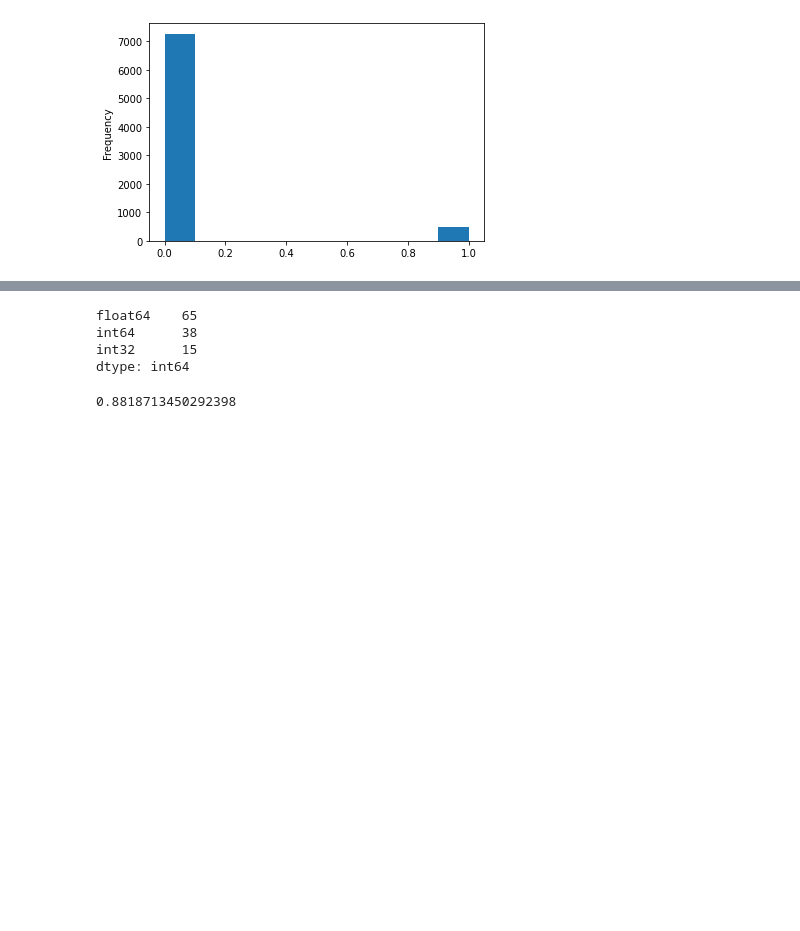
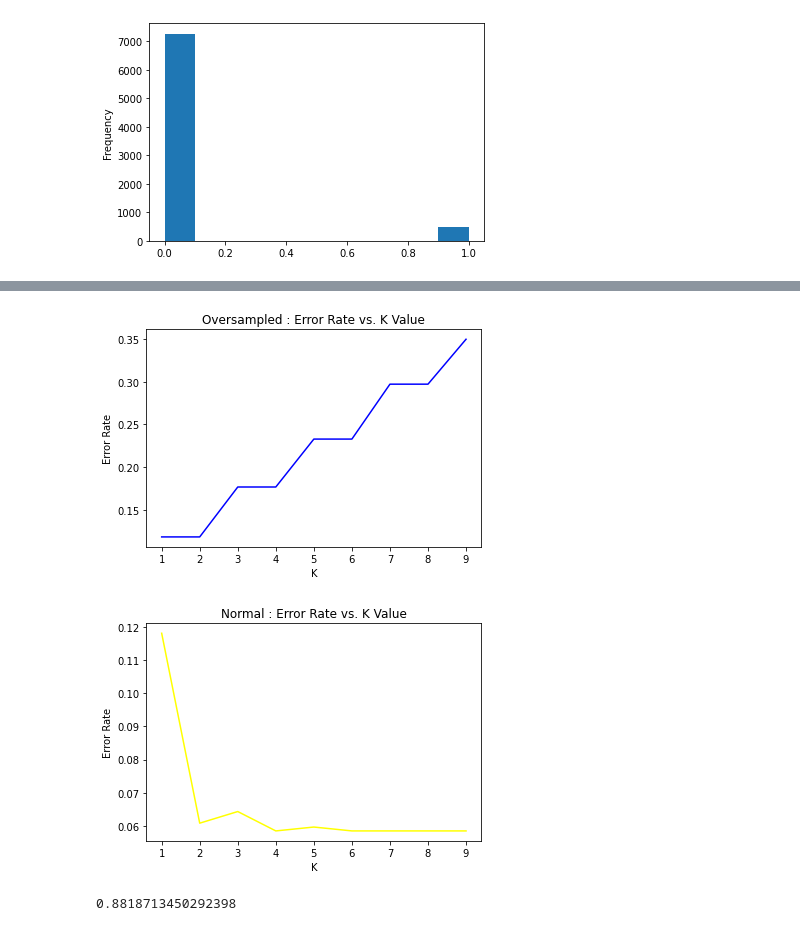
Before and after one commit to PaulBagnis/HomeCredit, a Jupyter notebook: notebooks/knn.ipynb, the cells around one changed output, grey strips where cells are left out. Cells and saved outputs as stored; diff of their text form; code cells hidden in the pictures; blank space fills up the shorter version.

Commit message:
test knn without overSampling

```diff
--- a/notebooks/knn.ipynb
+++ b/notebooks/knn.ipynb
@@ -23,8 +108,11 @@ df = df.dropna(axis=0)
 # %%
-print('Datashape: ', df.shape)
+#Preprocessing for missing values and bad dtype.
+#Missing values -> dropna, cause
 
-#On ne peut traiter des données de type str.
-#Récuperation des colonnes de type pd object.
+df = df.dropna(axis=0)
+
+#Bad type and useless labels.
+
 le = LabelEncoder()
 le_count = 0
 
@@ -32,17 +120,17 @@ useless_cat = [ col for col in df if len(list(df[col].unique())) == 1 ]
 for cat in useless_cat:
     df = df.drop(cat, axis=1)
 
-
 # Iterate through the columns
 for col in df:
     if df[col].dtype == 'object':
         # If 2 or fewer unique categories
-        if len(list(df[col].unique())) >= 2:
+        if len(list(df[col].unique())) >= 1:
             df[col] = le.fit_transform(df[col])
             le_count += 1
 
 print('%d columns were label encoded.' % le_count)
-print('%d columns were removed.' % len(useless_cat)) #On optimise en balle.
+print('%d columns were removed.' % len(useless_cat))
 
 print('Datashape: ', df.shape)
+print( df.dtypes.value_counts() )
 # %% [output]
@@ -162,7 +195,0 @@ missing_values_by_row(dfKeep)
-# %%
-print( dfTrainUpsampled.dtypes.value_counts() )
-# %% [output]
-float64    65
-int64      38
-int32      15
-dtype: int64
@@ -185 +196,49 @@ y_pred1 = knn1.predict(X_test)
+# %%
+#Knns preparation.
+
+#Test
+X_test = dfTest.drop('TARGET', 1)
+y_test = dfTest['TARGET']
+
+#Oversampled knn.
+oversampled_X_train = dfTrainUpsampled.drop('TARGET', 1)
+oversampled_y_train = dfTrainUpsampled['TARGET']
+
+#Normal knn.
+X_train = dfTrain.drop('TARGET', 1)
+y_train = dfTrain['TARGET']
+
+#Find the best k for our models.
+
+oversampled_error_rate = []
+normal_error_rate = []
+
+# Will take some time
+for i in range(1,10):
+
+    oversampled_knn = KNeighborsClassifier(n_neighbors=i)
+    oversampled_knn.fit(oversampled_X_train, oversampled_y_train)
+    pred_i = oversampled_knn.predict(X_test)
+    oversampled_error_rate.append(np.mean(pred_i != y_test))
+
+    normal_knn = KNeighborsClassifier(n_neighbors=i)
+    normal_knn.fit(X_train, y_train)
+    pred_i2 = normal_knn.predict(X_test)
+    normal_error_rate.append(np.mean(pred_i2 != y_test))
+
+
+plt.plot(range(1,10),oversampled_error_rate,color='blue', linestyle='solid')
+plt.title('Oversampled : Error Rate vs. K Value')
+plt.xlabel('K')
+plt.ylabel('Error Rate')
+plt.show()
+
+plt.plot(range(1,10),normal_error_rate,color='yellow', linestyle='solid')
+plt.title('Normal : Error Rate vs. K Value')
+plt.xlabel('K')
+plt.ylabel('Error Rate')
+plt.show()
+# %% [output]
+[figure, added]
+[figure, added]
 # %%
```
Also changed, not shown: parts of 18 cells of this notebook, 2 other files.
